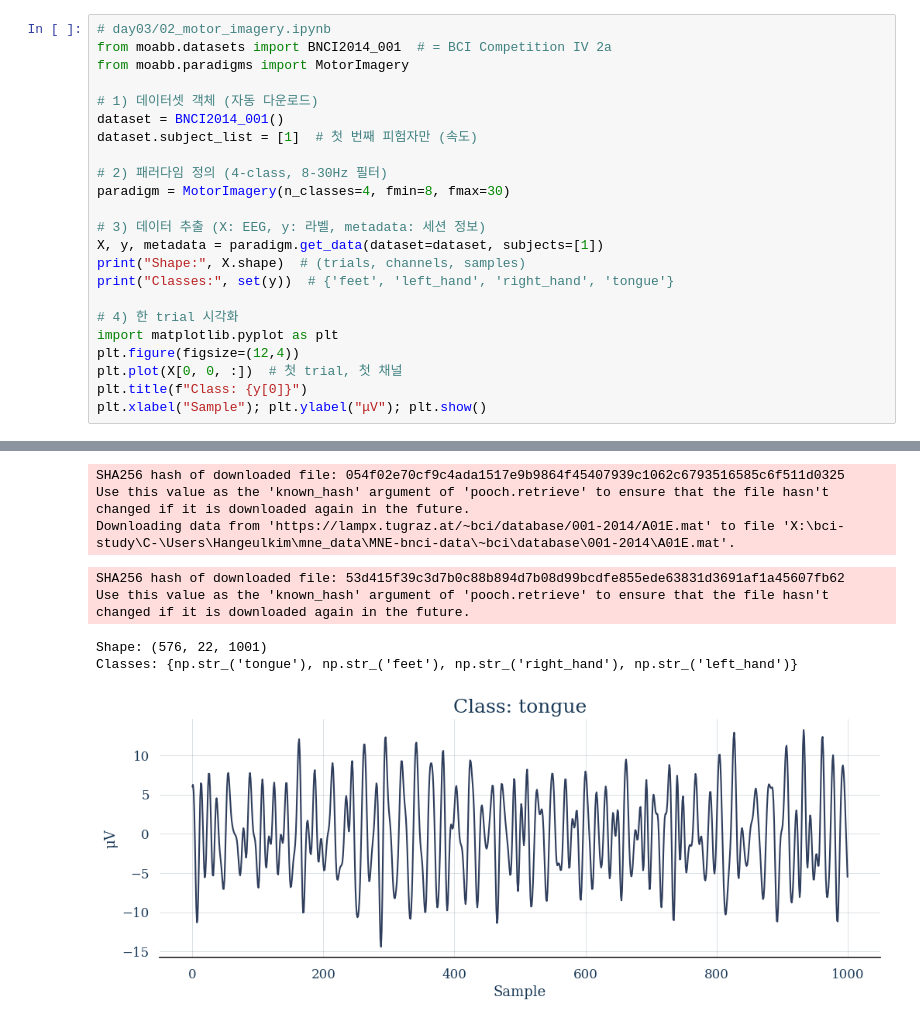
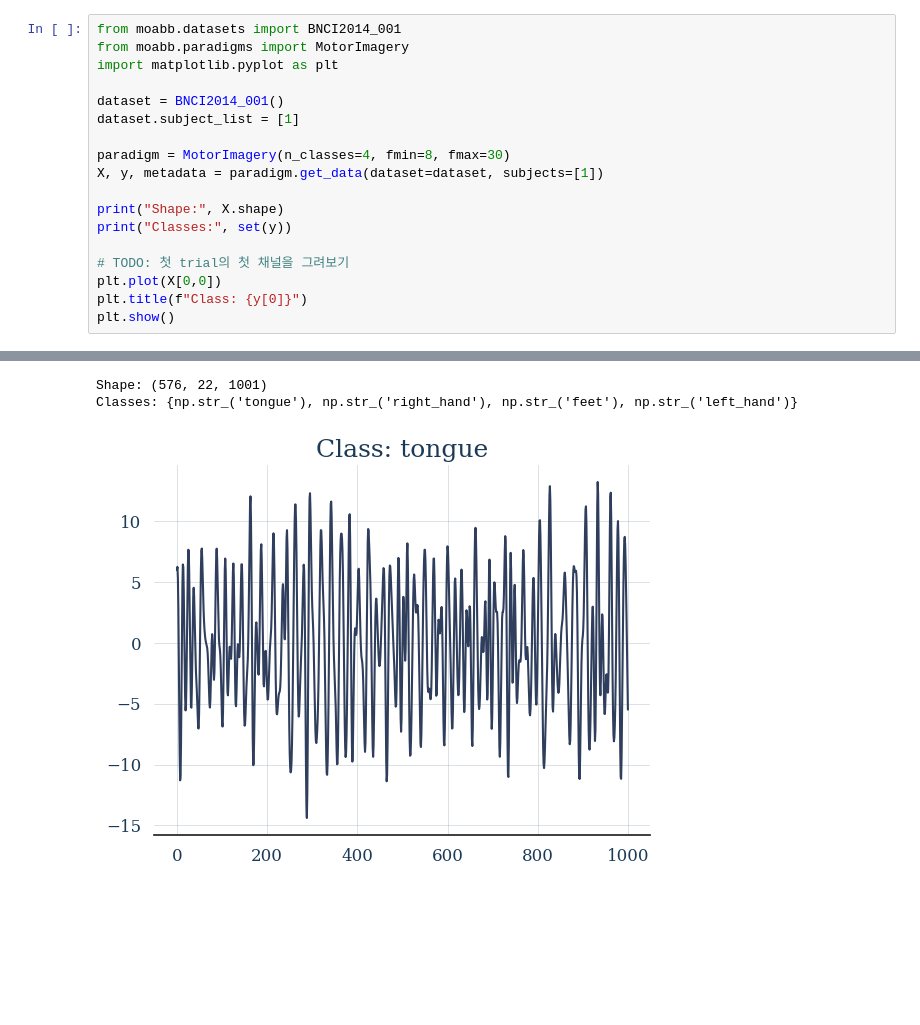
Before and after one commit to Hangeulkim/bci-study, a Jupyter notebook: motor-imagery.ipynb, the cells around one changed output, grey strips where cells are left out. Cells and saved outputs as stored; diff of their text form; blank space fills up the shorter version.

Commit message:
plt graph and subjects
- subplot
- bci subjects

```diff
--- a/motor-imagery.ipynb
+++ b/motor-imagery.ipynb
@@ -1,25 +1,20 @@
 # %%
-# day03/02_motor_imagery.ipynb
-from moabb.datasets import BNCI2014_001  # = BCI Competition IV 2a
+from moabb.datasets import BNCI2014_001
 from moabb.paradigms import MotorImagery
+import matplotlib.pyplot as plt
 
-# 1) 데이터셋 객체 (자동 다운로드)
 dataset = BNCI2014_001()
-dataset.subject_list = [1]  # 첫 번째 피험자만 (속도)
+dataset.subject_list = [1]
 
-# 2) 패러다임 정의 (4-class, 8-30Hz 필터)
 paradigm = MotorImagery(n_classes=4, fmin=8, fmax=30)
+X, y, metadata = paradigm.get_data(dataset=dataset, subjects=[1])
 
-# 3) 데이터 추출 (X: EEG, y: 라벨, metadata: 세션 정보)
-X, y, metadata = paradigm.get_data(dataset=dataset, subjects=[1])
-print("Shape:", X.shape)  # (trials, channels, samples)
-print("Classes:", set(y))  # {'feet', 'left_hand', 'right_hand', 'tongue'}
+print("Shape:", X.shape)
+print("Classes:", set(y))
 
-# 4) 한 trial 시각화
-import matplotlib.pyplot as plt
-plt.figure(figsize=(12,4))
-plt.plot(X[0, 0, :])  # 첫 trial, 첫 채널
+# TODO: 첫 trial의 첫 채널을 그려보기
+plt.plot(X[0,0])
 plt.title(f"Class: {y[0]}")
-plt.xlabel("Sample"); plt.ylabel("μV"); plt.show()
+plt.show()
 # %% [output]
 Choosing from all possible events
@@ -27,8 +21,3 @@ Downloading data from 'https://lampx.tugraz.at/~bci/database/001-2014/A01T.mat'
-SHA256 hash of downloaded file: 054f02e70cf9c4ada1517e9b9864f45407939c1062c6793516585c6f511d0325
-Use this value as the 'known_hash' argument of 'pooch.retrieve' to ensure that the file hasn't changed if it is downloaded again in the future.
-Downloading data from 'https://lampx.tugraz.at/~bci/database/001-2014/A01E.mat' to file 'X:\bci-study\C-\Users\Hangeulkim\mne_data\MNE-bnci-data\~bci\database\001-2014\A01E.mat'.
+Shape: (576, 22, 1001)
+Classes: {np.str_('tongue'), np.str_('right_hand'), np.str_('feet'), np.str_('left_hand')}
-SHA256 hash of downloaded file: 53d415f39c3d7b0c88b894d7b08d99bcdfe855ede63831d3691af1a45607fb62
-Use this value as the 'known_hash' argument of 'pooch.retrieve' to ensure that the file hasn't changed if it is downloaded again in the future.
-Shape: (576, 22, 1001)
-Classes: {np.str_('tongue'), np.str_('feet'), np.str_('right_hand'), np.str_('left_hand')}
-[figure, old version]
+[figure, new version]
```
Also changed, not shown: parts of 3 cells of this notebook, 1 other file.
